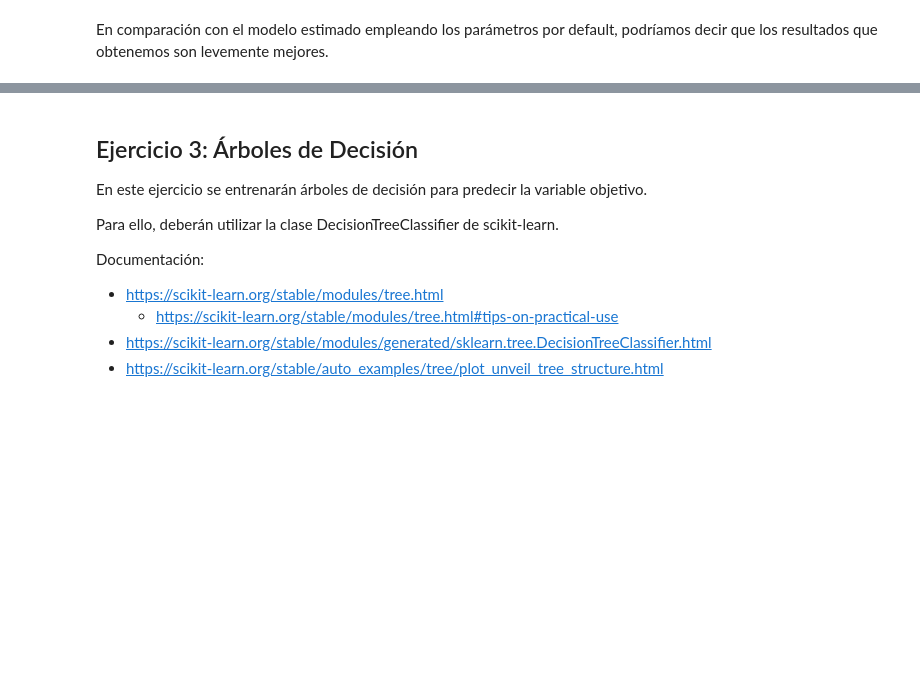
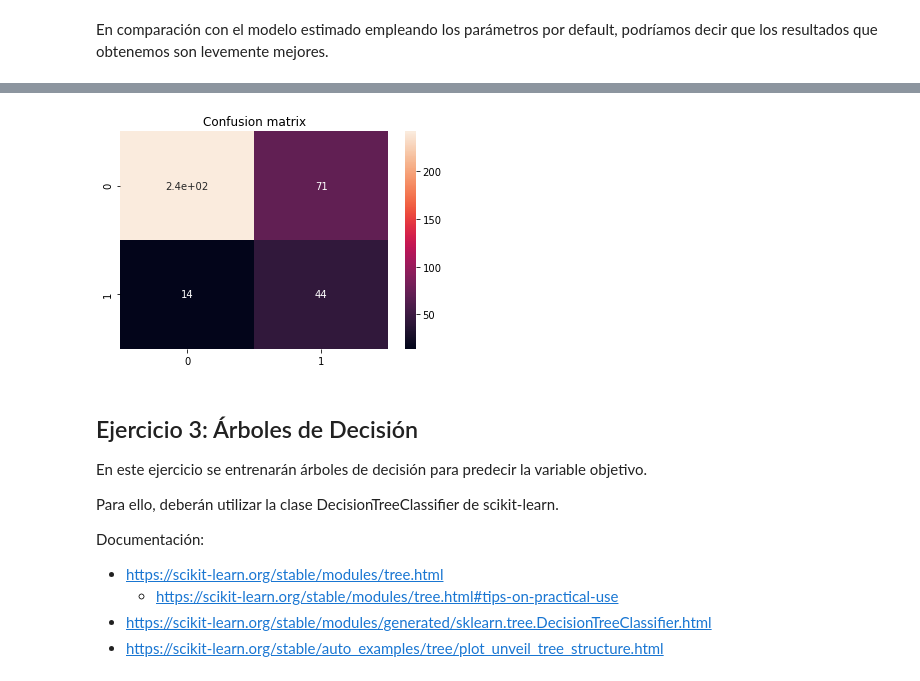
Before and after one commit to estebanarr/intro_aprendizaje_automatico, a Jupyter notebook: Notebooks/Laboratorio 2.ipynb, the cells around one changed output, grey strips where cells are left out. Saved outputs shown, nothing was run; the diff lists cells and outputs as text; code cells hidden in the pictures; blank space fills up the shorter version.

```diff
--- a/Notebooks/Laboratorio 2.ipynb
+++ b/Notebooks/Laboratorio 2.ipynb
@@ -377,3 +470,12 @@ plot_roc_auc(y_test, model.predict_proba(X_test))
+# %%
+cm=confusion_matrix(y_test, X_test['pred'])
+
+sns.heatmap(cm, annot=True)
+
+plt.title("Confusion matrix")
+plt.show()
+# %% [output]
+[figure, added]
 # %% [markdown]
 ## Ejercicio 3: Árboles de Decisión
 
```
Also changed, not shown: parts of 14 cells of this notebook.
